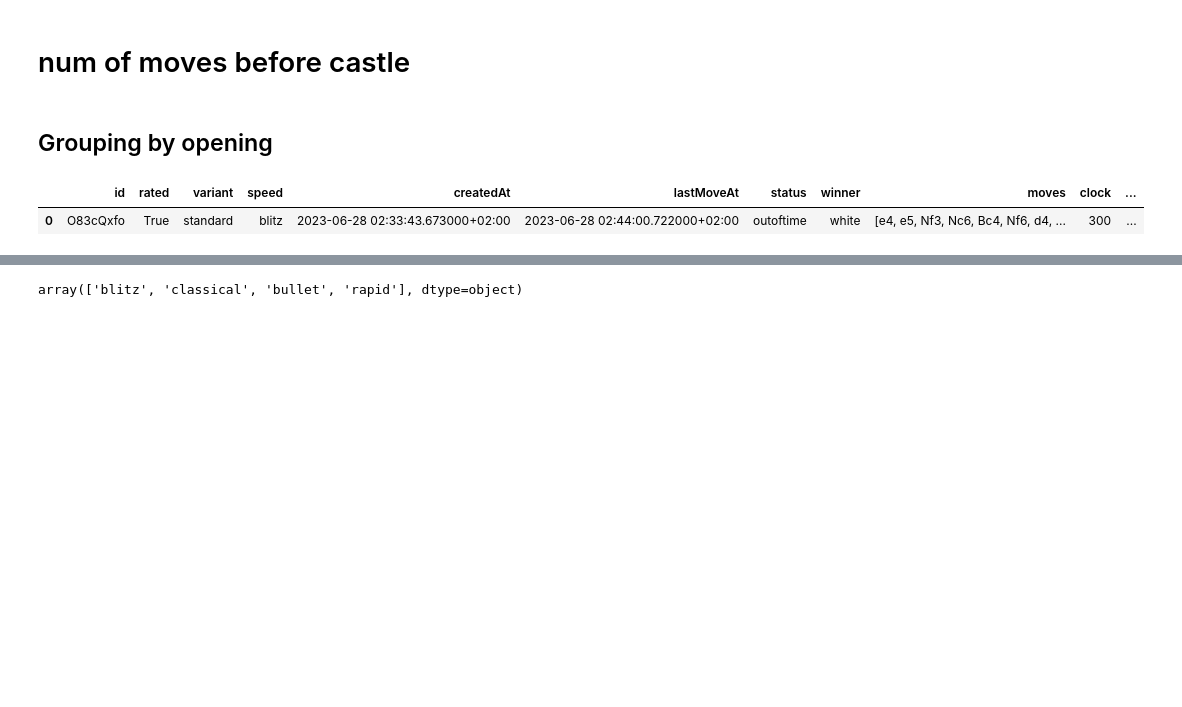
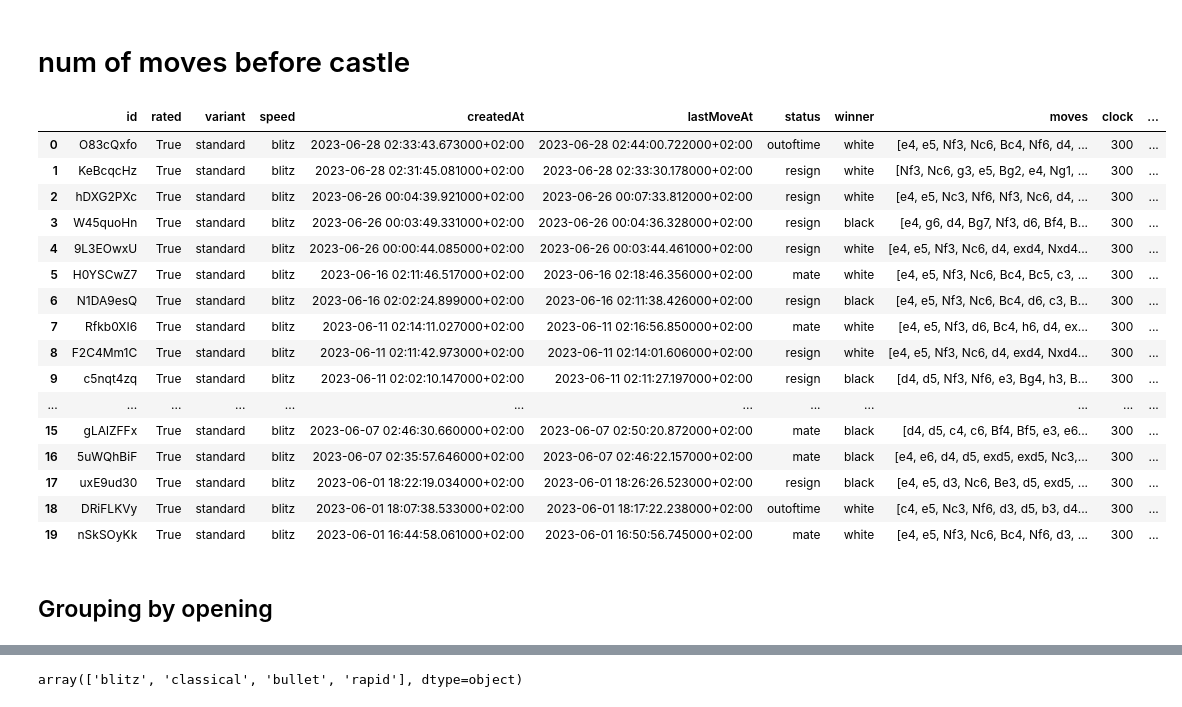
Before and after one commit to MikolajZaborowski/LichessData, a Jupyter notebook: lichess_project/modele_Mikolaj.ipynb, the cells around one changed output, grey strips where cells are left out. Saved outputs shown, nothing was run; the diff lists cells and outputs as text; code cells hidden in the pictures; blank space fills up the shorter version.

```diff
--- a/lichess_project/modele_Mikolaj.ipynb
+++ b/lichess_project/modele_Mikolaj.ipynb
@@ -161,3 +228,23 @@ df.to_json("to_visual1.json")
+# %%
+df.head(20)
+# %% [output]
+|  | id | rated | variant | speed | createdAt | lastMoveAt | status | winner | moves | clock | ... |
+| 0 | O83cQxfo | True | standard | blitz | 2023-06-28 02:33:43.673000+02:00 | 2023-06-28 02:44:00.722000+02:00 | outoftime | white | [e4, e5, Nf3, Nc6, Bc4, Nf6, d4, ... | 300 | ... |
+| 1 | KeBcqcHz | True | standard | blitz | 2023-06-28 02:31:45.081000+02:00 | 2023-06-28 02:33:30.178000+02:00 | resign | white | [Nf3, Nc6, g3, e5, Bg2, e4, Ng1, ... | 300 | ... |
+| 2 | hDXG2PXc | True | standard | blitz | 2023-06-26 00:04:39.921000+02:00 | 2023-06-26 00:07:33.812000+02:00 | resign | white | [e4, e5, Nc3, Nf6, Nf3, Nc6, d4, ... | 300 | ... |
+| 3 | W45quoHn | True | standard | blitz | 2023-06-26 00:03:49.331000+02:00 | 2023-06-26 00:04:36.328000+02:00 | resign | black | [e4, g6, d4, Bg7, Nf3, d6, Bf4, B... | 300 | ... |
+| 4 | 9L3EOwxU | True | standard | blitz | 2023-06-26 00:00:44.085000+02:00 | 2023-06-26 00:03:44.461000+02:00 | resign | white | [e4, e5, Nf3, Nc6, d4, exd4, Nxd4... | 300 | ... |
+| 5 | H0YSCwZ7 | True | standard | blitz | 2023-06-16 02:11:46.517000+02:00 | 2023-06-16 02:18:46.356000+02:00 | mate | white | [e4, e5, Nf3, Nc6, Bc4, Bc5, c3, ... | 300 | ... |
+| 6 | N1DA9esQ | True | standard | blitz | 2023-06-16 02:02:24.899000+02:00 | 2023-06-16 02:11:38.426000+02:00 | resign | black | [e4, e5, Nf3, Nc6, Bc4, d6, c3, B... | 300 | ... |
+| 7 | Rfkb0XI6 | True | standard | blitz | 2023-06-11 02:14:11.027000+02:00 | 2023-06-11 02:16:56.850000+02:00 | mate | white | [e4, e5, Nf3, d6, Bc4, h6, d4, ex... | 300 | ... |
+| 8 | F2C4Mm1C | True | standard | blitz | 2023-06-11 02:11:42.973000+02:00 | 2023-06-11 02:14:01.606000+02:00 | resign | white | [e4, e5, Nf3, Nc6, d4, exd4, Nxd4... | 300 | ... |
+| 9 | c5nqt4zq | True | standard | blitz | 2023-06-11 02:02:10.147000+02:00 | 2023-06-11 02:11:27.197000+02:00 | resign | black | [d4, d5, Nf3, Nf6, e3, Bg4, h3, B... | 300 | ... |
+| ... | ... | ... | ... | ... | ... | ... | ... | ... | ... | ... | ... |
+| 15 | gLAlZFFx | True | standard | blitz | 2023-06-07 02:46:30.660000+02:00 | 2023-06-07 02:50:20.872000+02:00 | mate | black | [d4, d5, c4, c6, Bf4, Bf5, e3, e6... | 300 | ... |
+| 16 | 5uWQhBiF | True | standard | blitz | 2023-06-07 02:35:57.646000+02:00 | 2023-06-07 02:46:22.157000+02:00 | mate | black | [e4, e6, d4, d5, exd5, exd5, Nc3,... | 300 | ... |
+| 17 | uxE9ud30 | True | standard | blitz | 2023-06-01 18:22:19.034000+02:00 | 2023-06-01 18:26:26.523000+02:00 | resign | black | [e4, e5, d3, Nc6, Be3, d5, exd5, ... | 300 | ... |
+| 18 | DRiFLKVy | True | standard | blitz | 2023-06-01 18:07:38.533000+02:00 | 2023-06-01 18:17:22.238000+02:00 | outoftime | white | [c4, e5, Nc3, Nf6, d3, d5, b3, d4... | 300 | ... |
+| 19 | nSkSOyKk | True | standard | blitz | 2023-06-01 16:44:58.061000+02:00 | 2023-06-01 16:50:56.745000+02:00 | mate | white | [e4, e5, Nf3, Nc6, Bc4, Nf6, d3, ... | 300 | ... |
 # %% [markdown]
 ## Grouping by opening
 # %%
@@ -218,11 +305,6 @@ def iterable_opening_list_and_my_ranking( df ):
     return df
 
 df = iterable_opening_list_and_my_ranking(df)
-# %%
-df.head(1)
-# %% [output]
-|  | id | rated | variant | speed | createdAt | lastMoveAt | status | winner | moves | clock | ... |
-| 0 | O83cQxfo | True | standard | blitz | 2023-06-28 02:33:43.673000+02:00 | 2023-06-28 02:44:00.722000+02:00 | outoftime | white | [e4, e5, Nf3, Nc6, Bc4, Nf6, d4, ... | 300 | ... |
 # %%
 def clear_dataframe(df):
     temp = pd.get_dummies(df["opens1"])
```
Also changed, not shown: parts of 45 cells of this notebook.
